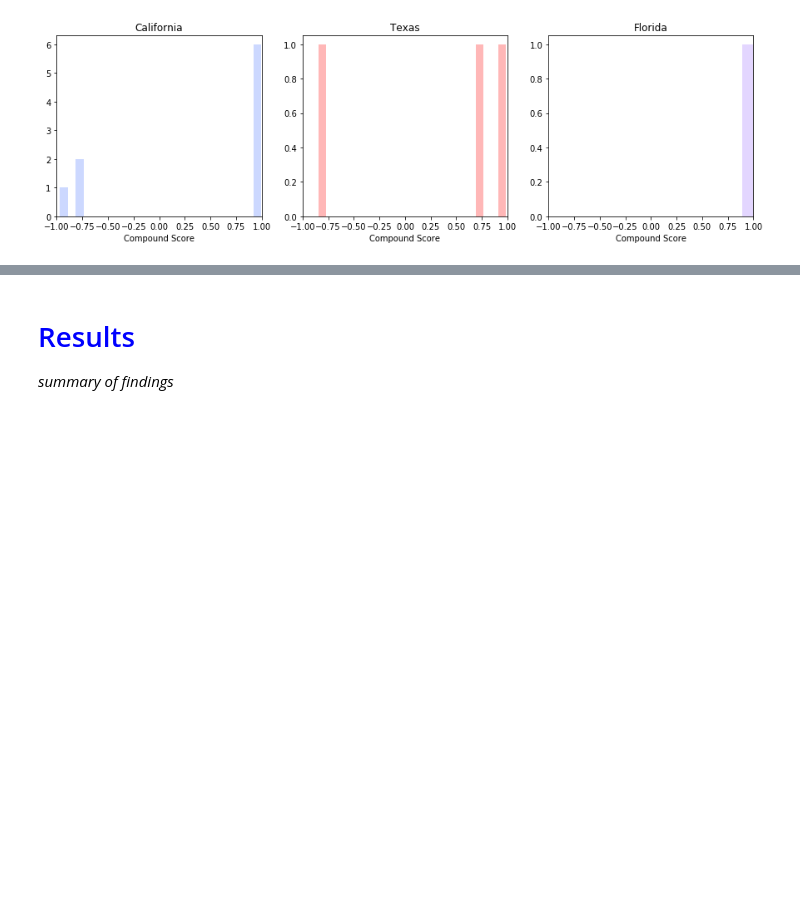
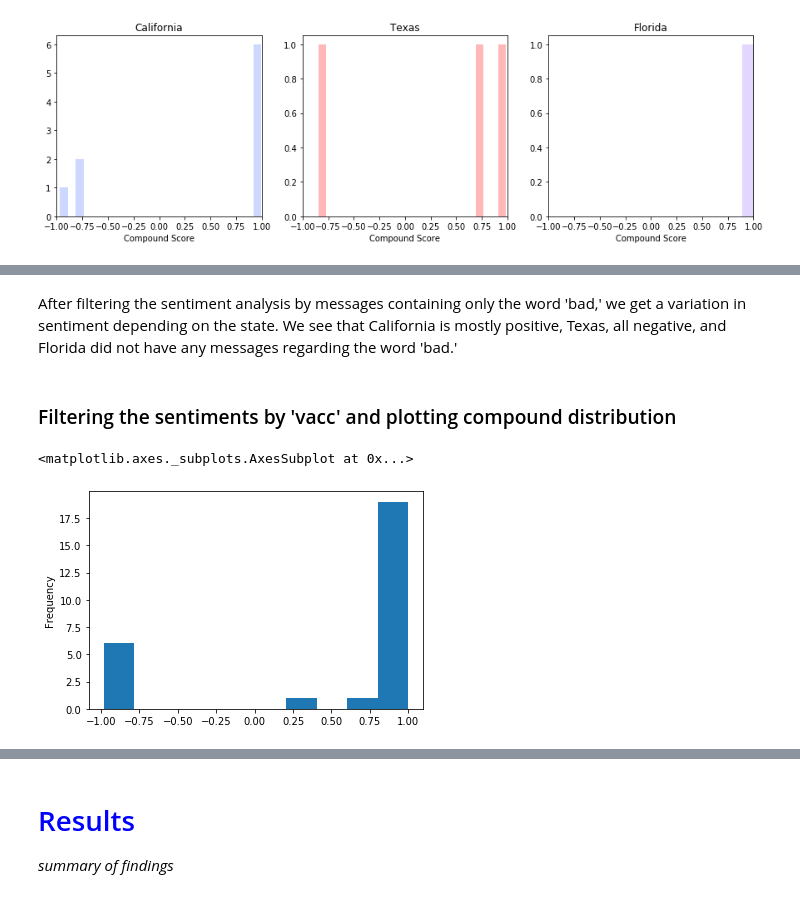
Before and after one commit to hasetia/Data-Science-Sentiment-Analysis-, a Jupyter notebook: FinalProject_group09.ipynb, the cells around one changed output, grey strips where cells are left out. Saved outputs shown, nothing was run; the diff lists cells and outputs as text; code cells hidden in the pictures; blank space fills up the shorter version.

```diff
--- a/FinalProject_group09.ipynb
+++ b/FinalProject_group09.ipynb
@@ -533,0 +589,10 @@ sns.distplot(df_hate.loc[df_hate['state'] == 'fl']['compound'], kde = False, bin
+# %% [markdown]
+After filtering the sentiment analysis by messages containing only the word 'bad,' we get a variation in sentiment depending on the state. We see that California is mostly positive, Texas, all negative, and Florida did not have any messages regarding the word 'bad.'
+# %% [markdown]
+### Filtering the sentiments by 'vacc' and plotting compound distribution
+# %%
+df_vacc = sort_df('vacc')
+df_vacc['compound'].plot.hist()
+# %% [output]
+<matplotlib.axes._subplots.AxesSubplot at 0x...>
+[figure, added]
```
Also changed, not shown: parts of 40 cells of this notebook.
